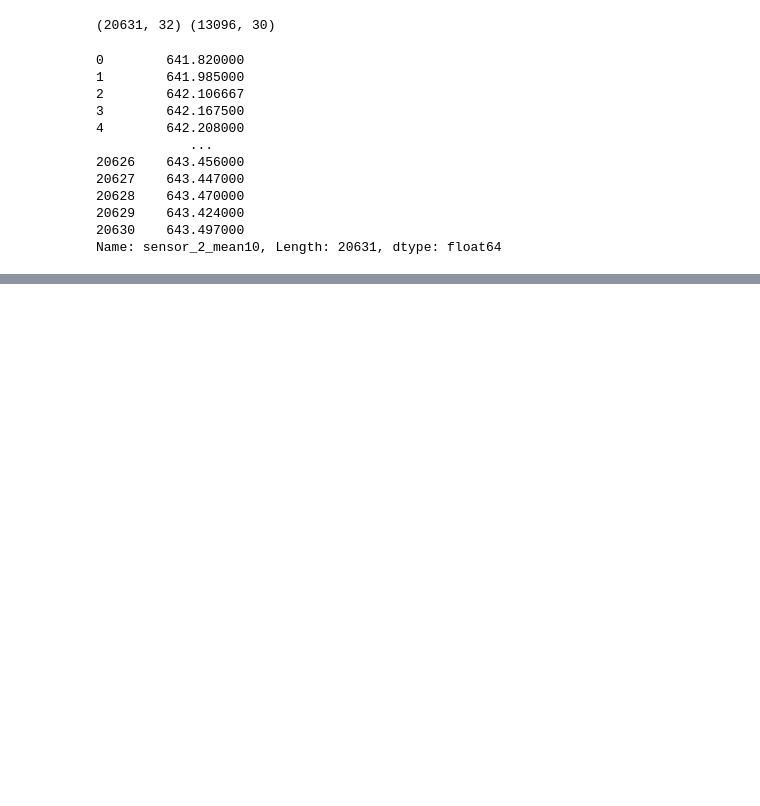
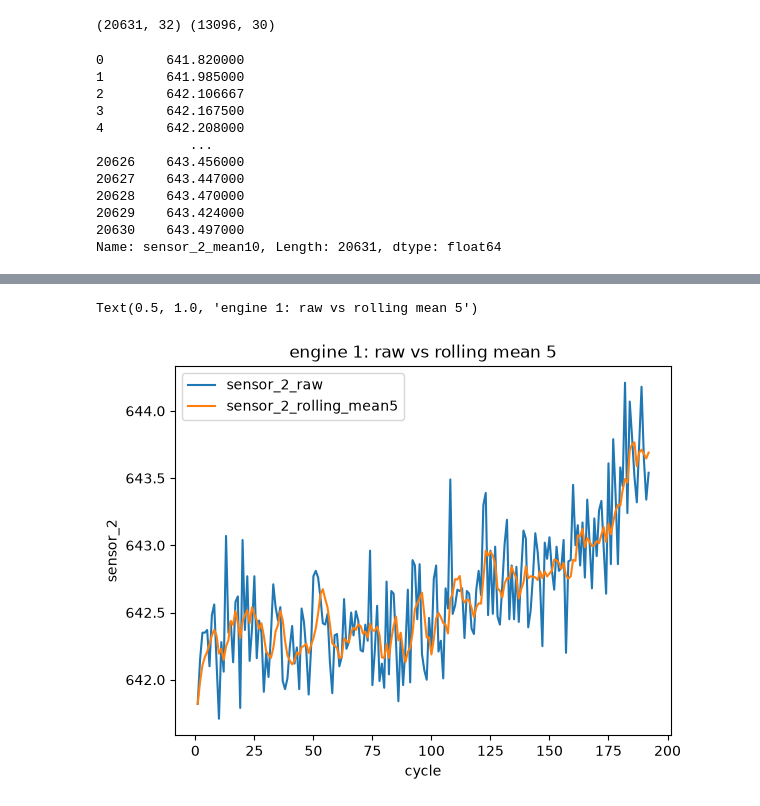
Before and after one commit to Alegbeleye-Ayomide/NASA-C-MAPSS, a Jupyter notebook: NASA C-MAPSS.ipynb, the cells around one changed output, grey strips where cells are left out. Saved outputs shown, nothing was run; the diff lists cells and outputs as text; code cells hidden in the pictures; blank space fills up the shorter version.

```diff
--- a/NASA C-MAPSS.ipynb
+++ b/NASA C-MAPSS.ipynb
@@ -263,0 +272,9 @@ plt.show()
+# %%
+e1 = train[train['unit'] == 1]
+sns.lineplot(x = 'cycle', y = 'sensor_2', data = e1, label = 'sensor_2_raw')
+sns.lineplot(x = 'cycle', y = 'sensor_2_mean5', data = e1, label = 'sensor_2_rolling_mean5')
+plt.legend()
+plt.title('engine 1: raw vs rolling mean 5')
+# %% [output]
+Text(0.5, 1.0, 'engine 1: raw vs rolling mean 5')
+[figure, added]
```
Also changed, not shown: parts of 8 cells of this notebook.
